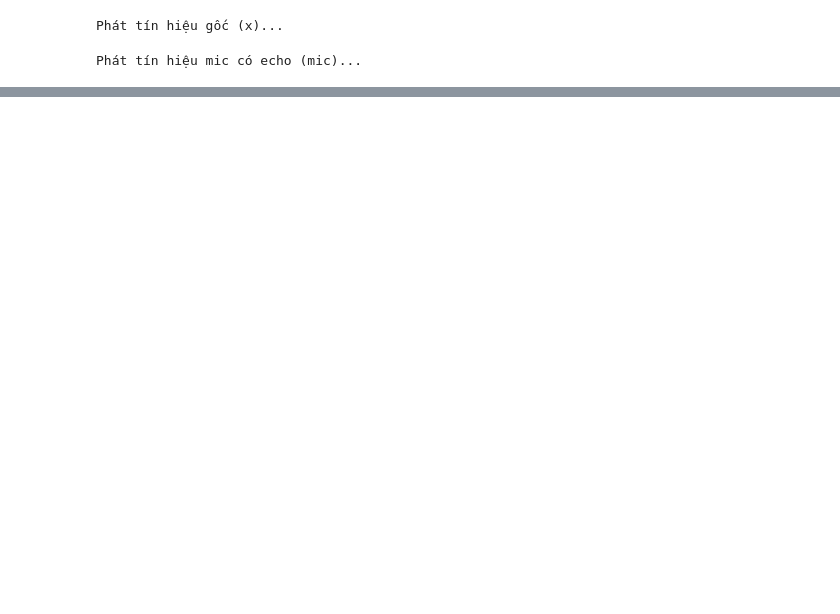
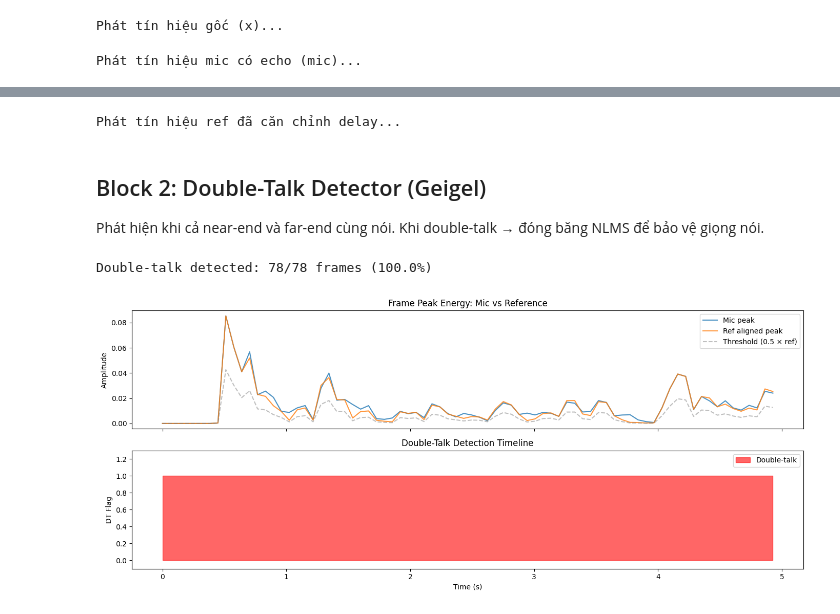
Before and after one commit to ZgsNat/DSP-Acoustic-Echo-Cancellation, a Jupyter notebook: aec-project/docs/real_aec.ipynb, the cells around one changed output, grey strips where cells are left out. Saved outputs shown, nothing was run; the diff lists cells and outputs as text; code cells hidden in the pictures; blank space fills up the shorter version.

```diff
--- a/aec-project/docs/real_aec.ipynb
+++ b/aec-project/docs/real_aec.ipynb
@@ -67,0 +190,56 @@ plt.show()
+# %%
+print("Phát tín hiệu ref đã căn chỉnh delay...")
+sd.play(ref_aligned / np.max(np.abs(ref_aligned) + 1e-10), fs)
+sd.wait()
+# %% [output]
+Phát tín hiệu ref đã căn chỉnh delay...
+# %% [markdown]
+## Block 2: Double-Talk Detector (Geigel)
+Phát hiện khi cả near-end và far-end cùng nói. Khi double-talk → đóng băng NLMS để bảo vệ giọng nói.
+# %%
+# --- Block 2: Double-Talk Detector ---
+dtd = GeigelhDTD(sample_rate=fs, threshold=0.5, hangover_ms=100.0)
+
+dt_flags = []
+mic_energy = []
+ref_energy = []
+
+for i in range(0, n - FRAME_SIZE, FRAME_SIZE):
+    m = mic_in[i:i+FRAME_SIZE]
+    r = ref_aligned[i:i+FRAME_SIZE]
+    is_dt = dtd.detect(m, r)
+    dt_flags.append(is_dt)
+    mic_energy.append(np.max(np.abs(m)))
+    ref_energy.append(np.max(np.abs(r)))
+
+dt_flags = np.array(dt_flags, dtype=float)
+mic_energy = np.array(mic_energy)
+ref_energy = np.array(ref_energy)
+frame_times = np.arange(len(dt_flags)) * FRAME_SIZE / fs
+
+dt_ratio = np.sum(dt_flags) / len(dt_flags) * 100
+print(f"Double-talk detected: {np.sum(dt_flags):.0f}/{len(dt_flags)} frames ({dt_ratio:.1f}%)")
+
+fig, axes = plt.subplots(2, 1, figsize=(14, 6), sharex=True)
+
+# Energy comparison
+axes[0].plot(frame_times, mic_energy, label="Mic peak", alpha=0.8)
+axes[0].plot(frame_times, ref_energy, label="Ref aligned peak", alpha=0.8)
+axes[0].plot(frame_times, 0.5 * ref_energy, '--', color='gray', alpha=0.5, label="Threshold (0.5 × ref)")
+axes[0].set_title("Frame Peak Energy: Mic vs Reference")
+axes[0].set_ylabel("Amplitude")
+axes[0].legend()
+
+# Double-talk flags
+axes[1].fill_between(frame_times, dt_flags, alpha=0.6, color='red', label="Double-talk")
+axes[1].set_title("Double-Talk Detection Timeline")
+axes[1].set_xlabel("Time (s)")
+axes[1].set_ylabel("DT Flag")
+axes[1].set_ylim(-0.1, 1.3)
+axes[1].legend()
+
+plt.tight_layout()
+plt.show()
+# %% [output]
+Double-talk detected: 78/78 frames (100.0%)
+[figure, added]
```
Also changed, not shown: parts of 17 cells of this notebook, 12 other files.
